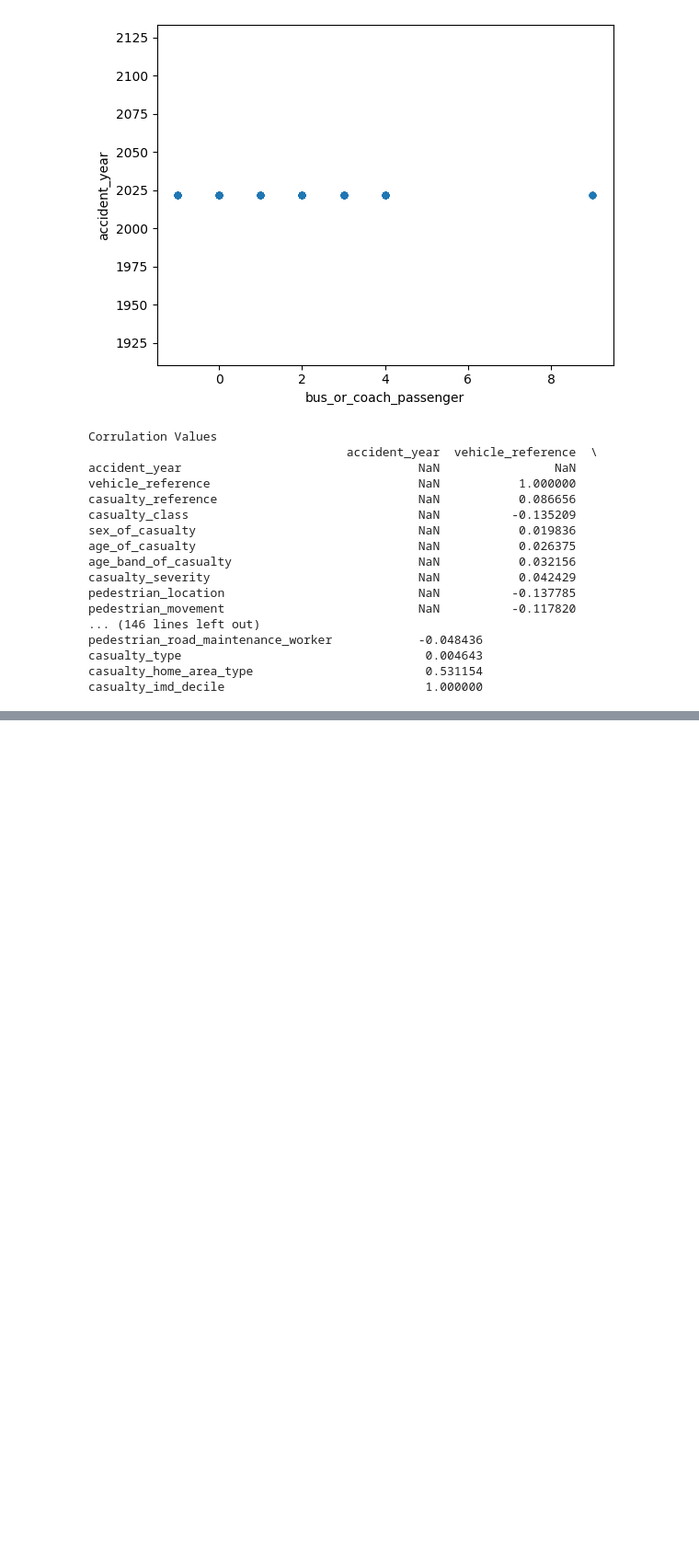
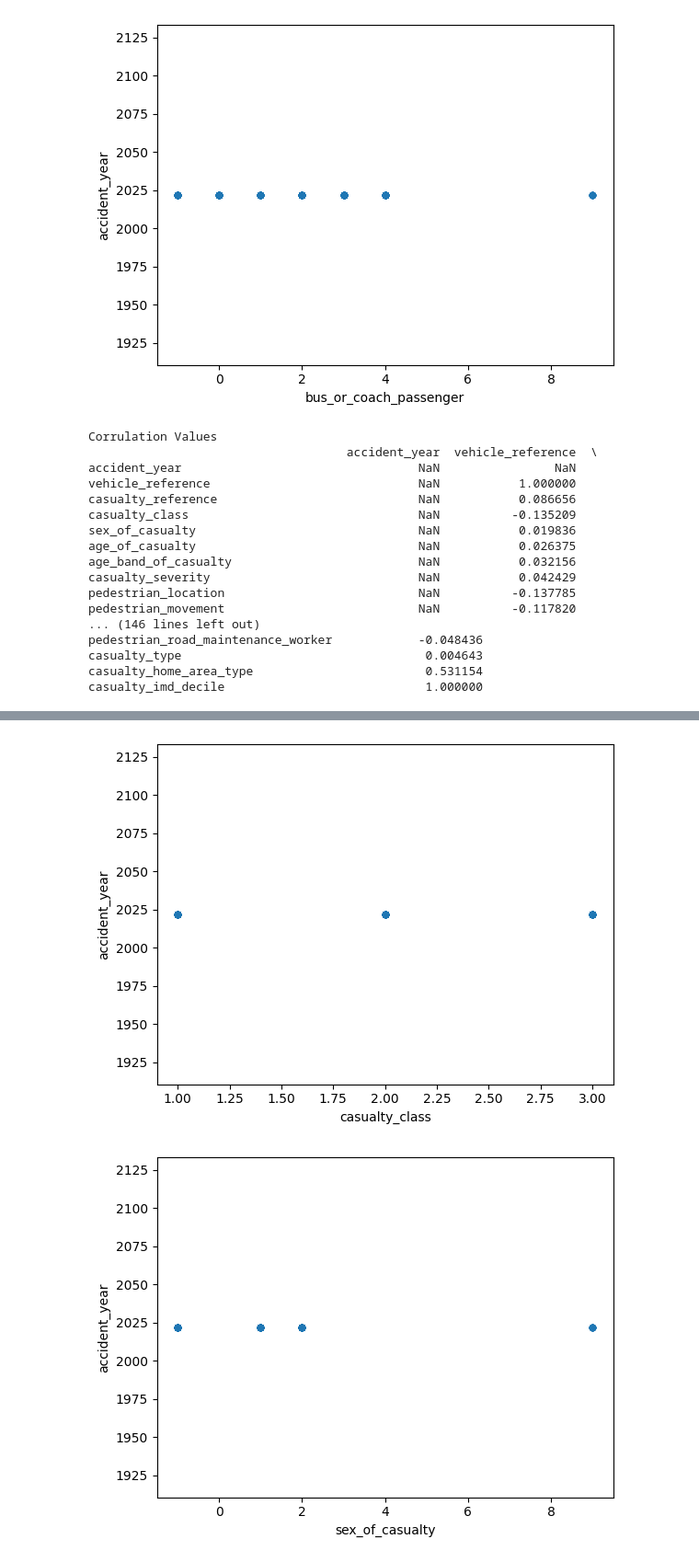
Before and after one commit to sridhar51120/ML-Practices-Code, a Jupyter notebook: Untitled6.ipynb, the cells around one changed output, grey strips where cells are left out. Shown at 92% size. Cells and saved outputs as stored; diff of their text form; code cells hidden in the pictures; blank space fills up the shorter version.

```diff
--- a/Untitled6.ipynb
+++ b/Untitled6.ipynb
@@ -27,6 +27,17 @@ print(data)
 61351        E01016025
 
 [61352 rows x 20 columns]
+# %%
+import numpy as np
+import pandas as pd
+import pandas as pd
+import matplotlib.pyplot as plt
+
+
+data =pd.read_csv("/content/archive.zip")
+print(data)
+
+print("Graphs With The Passengers Type")
 # %%
 print(f"Shape of the Data Set :: {data.shape}")
 # %% [output]
@@ -65,3 +76,14 @@ pedestrian_road_maintenance_worker            -0.048436
 casualty_type                                  0.004643
 casualty_home_area_type                        0.531154
 casualty_imd_decile                            1.000000
+# %%
+print("Coloumn Indexes ....")
+
+coloumn = data.columns.values
+
+print(coloumn)
+
+print("\n")
+
+for i in coloumn:
+  print(i)
@@ -67,0 +108,11 @@ casualty_imd_decile                            1.000000
+# %%
+# data.plot(kind ='scatter', x ='bus_or_coach_passenger', y ='accident_year')
+# plt.show()
+
+for types in coloumn[6:]:
+  # print(types)
+  data.plot(kind ='scatter', x = types, y ='accident_year')
+  plt.show()
+# %% [output]
+[figure, added]
+[figure, added]
```
Also changed, not shown: parts of 4 cells of this notebook.
